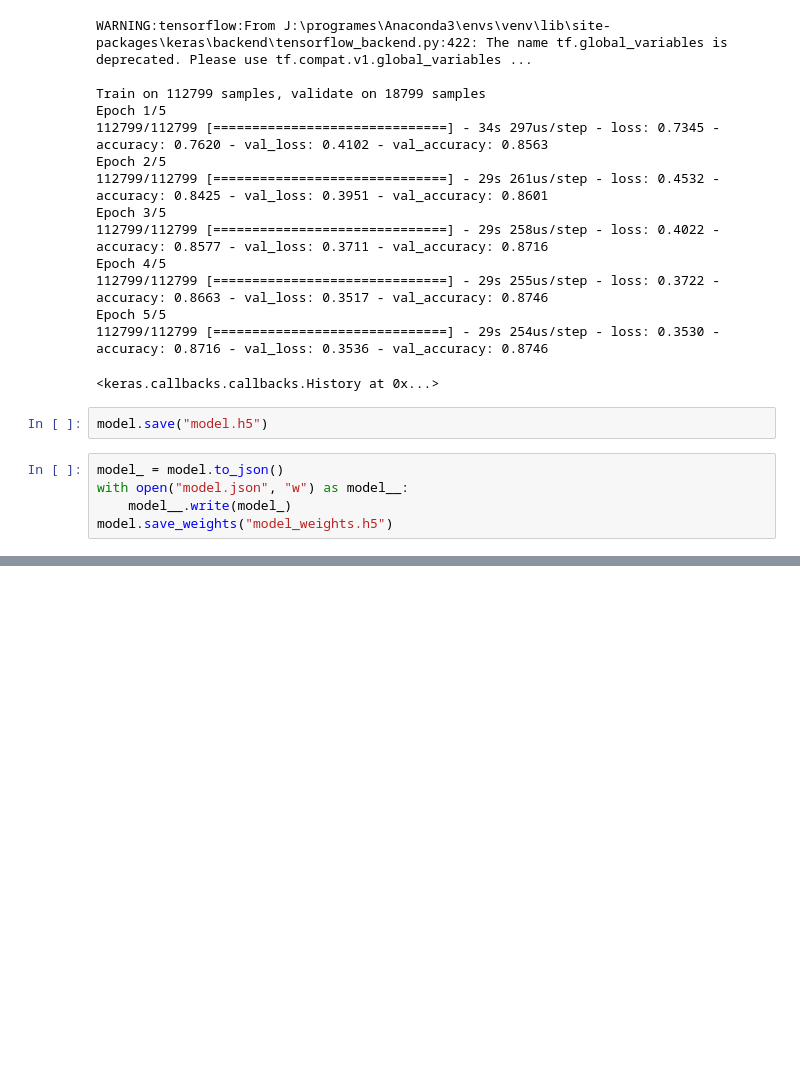
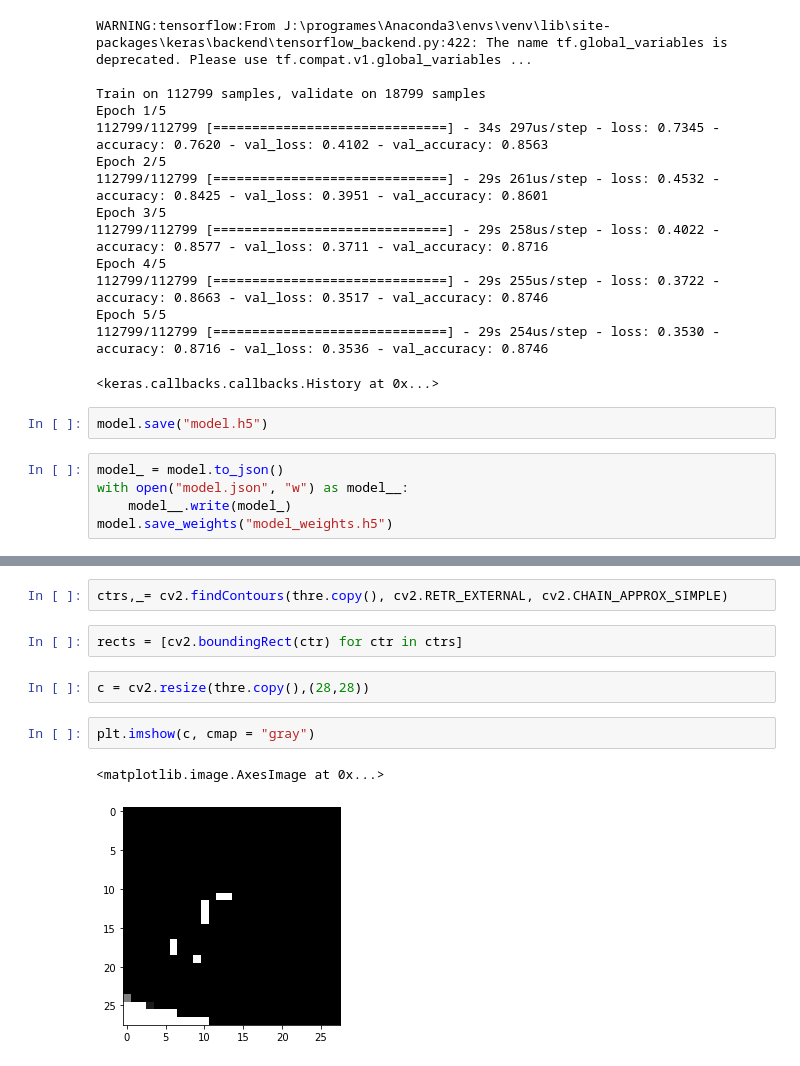
Before and after one commit to vadera11jeet/handwritten-character-recognition-, a Jupyter notebook: model_create.ipynb, the cells around one changed output, grey strips where cells are left out. Cells and saved outputs as stored; diff of their text form; blank space fills up the shorter version.

```diff
--- a/model_create.ipynb
+++ b/model_create.ipynb
@@ -127,0 +180,11 @@ model.save_weights("model_weights.h5")
+# %%
+ctrs,_= cv2.findContours(thre.copy(), cv2.RETR_EXTERNAL, cv2.CHAIN_APPROX_SIMPLE)
+# %%
+rects = [cv2.boundingRect(ctr) for ctr in ctrs]
+# %%
+c = cv2.resize(thre.copy(),(28,28))
+# %%
+plt.imshow(c, cmap = "gray")
+# %% [output]
+<matplotlib.image.AxesImage at 0x...>
+[figure, added]
```
Also changed, not shown: parts of 18 cells of this notebook, 1 other file.
